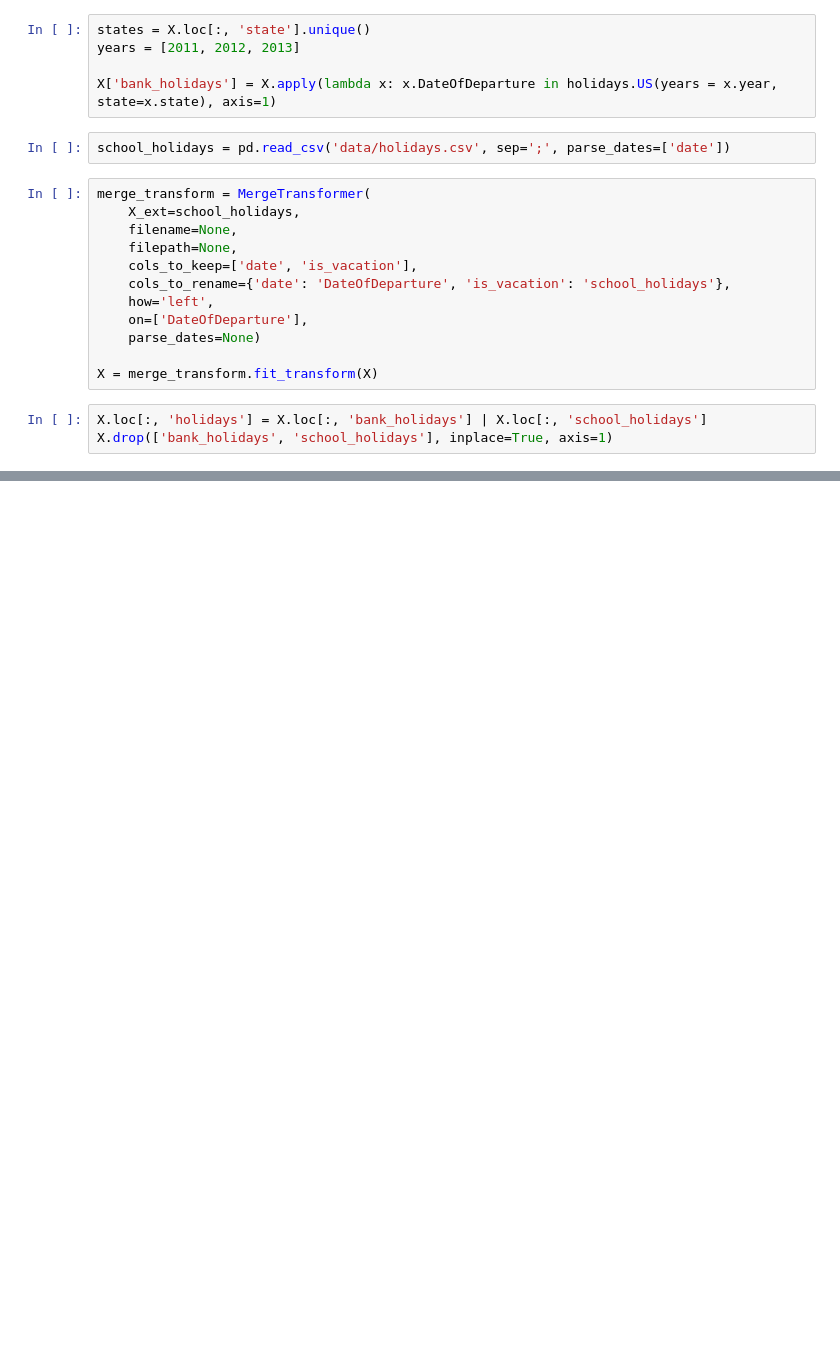
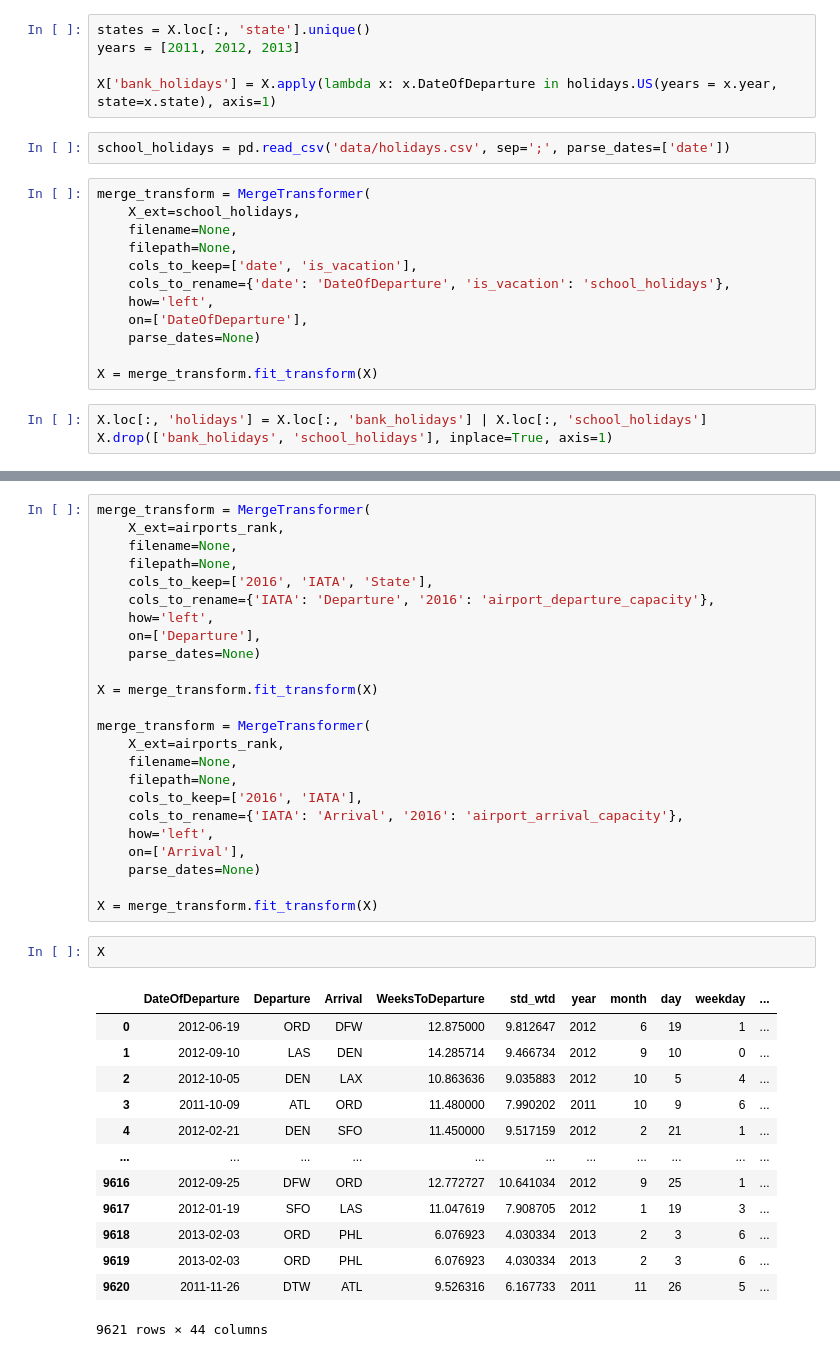
Before and after one commit to MaximeRedstone/air_traffic_project, a Jupyter notebook: testing_functions.ipynb, the cells around one changed output, grey strips where cells are left out. Cells and saved outputs as stored; diff of their text form; blank space fills up the shorter version.

Commit message:
oil price merger and state

```diff
--- a/testing_functions.ipynb
+++ b/testing_functions.ipynb
@@ -208,0 +271,40 @@ airports_rank.head()
+# %%
+merge_transform = MergeTransformer(
+    X_ext=airports_rank,
+    filename=None,
+    filepath=None,
+    cols_to_keep=['2016', 'IATA', 'State'],
+    cols_to_rename={'IATA': 'Departure', '2016': 'airport_departure_capacity'},
+    how='left',
+    on=['Departure'],
+    parse_dates=None)
+
+X = merge_transform.fit_transform(X)
+
+merge_transform = MergeTransformer(
+    X_ext=airports_rank,
+    filename=None,
+    filepath=None,
+    cols_to_keep=['2016', 'IATA'],
+    cols_to_rename={'IATA': 'Arrival', '2016': 'airport_arrival_capacity'},
+    how='left',
+    on=['Arrival'],
+    parse_dates=None)
+
+X = merge_transform.fit_transform(X)
+# %%
+X
+# %% [output]
+|  | DateOfDeparture | Departure | Arrival | WeeksToDeparture | std_wtd | year | month | day | weekday | ... |
+| 0 | 2012-06-19 | ORD | DFW | 12.875000 | 9.812647 | 2012 | 6 | 19 | 1 | ... |
+| 1 | 2012-09-10 | LAS | DEN | 14.285714 | 9.466734 | 2012 | 9 | 10 | 0 | ... |
+| 2 | 2012-10-05 | DEN | LAX | 10.863636 | 9.035883 | 2012 | 10 | 5 | 4 | ... |
+| 3 | 2011-10-09 | ATL | ORD | 11.480000 | 7.990202 | 2011 | 10 | 9 | 6 | ... |
+| 4 | 2012-02-21 | DEN | SFO | 11.450000 | 9.517159 | 2012 | 2 | 21 | 1 | ... |
+| ... | ... | ... | ... | ... | ... | ... | ... | ... | ... | ... |
+| 9616 | 2012-09-25 | DFW | ORD | 12.772727 | 10.641034 | 2012 | 9 | 25 | 1 | ... |
+| 9617 | 2012-01-19 | SFO | LAS | 11.047619 | 7.908705 | 2012 | 1 | 19 | 3 | ... |
+| 9618 | 2013-02-03 | ORD | PHL | 6.076923 | 4.030334 | 2013 | 2 | 3 | 6 | ... |
+| 9619 | 2013-02-03 | ORD | PHL | 6.076923 | 4.030334 | 2013 | 2 | 3 | 6 | ... |
+| 9620 | 2011-11-26 | DTW | ATL | 9.526316 | 6.167733 | 2011 | 11 | 26 | 5 | ... |
+9621 rows × 44 columns
```
Also changed, not shown: parts of 9 cells of this notebook.
